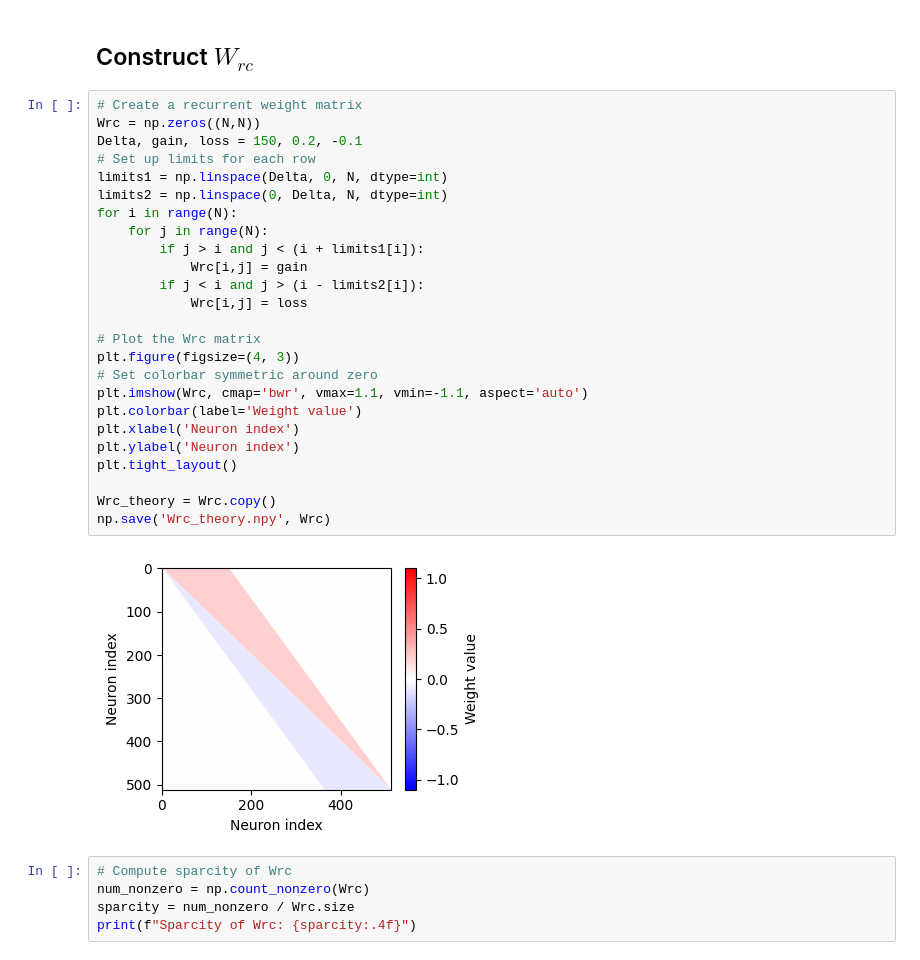
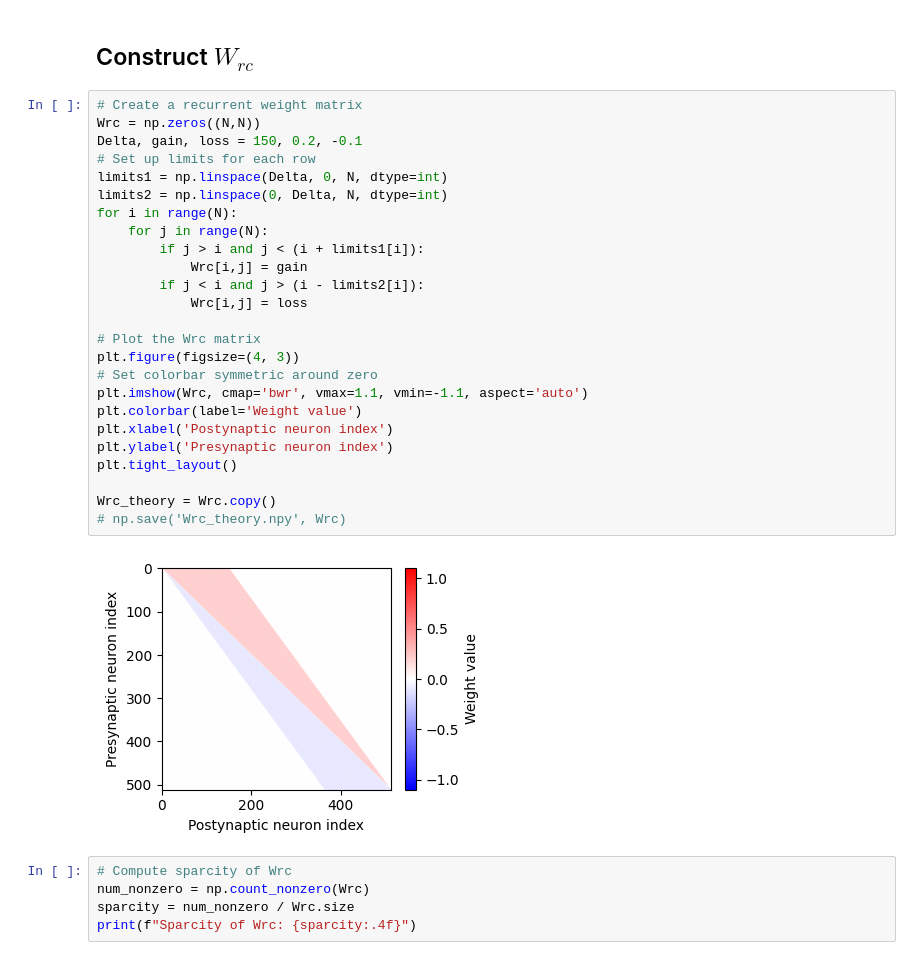
Before and after one commit to qrsyu/STCell, a Jupyter notebook: code/theory_exp/test_RNN.ipynb, the cells around one changed output. Saved outputs shown, nothing was run; the diff lists cells and outputs as text.

Commit message:
new theory check

```diff
--- a/code/theory_exp/test_RNN.ipynb
+++ b/code/theory_exp/test_RNN.ipynb
@@ -89,33 +89,33 @@ Text(0, 0.5, 'Frequency')
 [figure]
 # %% [markdown]
 ## Construct $W_{rc}$
-# %%
-# Create a recurrent weight matrix
-Wrc = np.zeros((N,N))
-Delta, gain, loss = 150, 0.2, -0.1
-# Set up limits for each row
-limits1 = np.linspace(Delta, 0, N, dtype=int)
-limits2 = np.linspace(0, Delta, N, dtype=int)
-for i in range(N):
-    for j in range(N):
-        if j > i and j < (i + limits1[i]):
-            Wrc[i,j] = gain
-        if j < i and j > (i - limits2[i]):
-            Wrc[i,j] = loss
-
-# Plot the Wrc matrix
-plt.figure(figsize=(4, 3))
-# Set colorbar symmetric around zero
-plt.imshow(Wrc, cmap='bwr', vmax=1.1, vmin=-1.1, aspect='auto')
-plt.colorbar(label='Weight value')
-plt.xlabel('Neuron index')
-plt.ylabel('Neuron index')
-plt.tight_layout()
-
-Wrc_theory = Wrc.copy()
-np.save('Wrc_theory.npy', Wrc)
-# %% [output]
-[figure, removed]
+# %%
+# Create a recurrent weight matrix
+Wrc = np.zeros((N,N))
+Delta, gain, loss = 150, 0.2, -0.1
+# Set up limits for each row
+limits1 = np.linspace(Delta, 0, N, dtype=int)
+limits2 = np.linspace(0, Delta, N, dtype=int)
+for i in range(N):
+    for j in range(N):
+        if j > i and j < (i + limits1[i]):
+            Wrc[i,j] = gain
+        if j < i and j > (i - limits2[i]):
+            Wrc[i,j] = loss
+
+# Plot the Wrc matrix
+plt.figure(figsize=(4, 3))
+# Set colorbar symmetric around zero
+plt.imshow(Wrc, cmap='bwr', vmax=1.1, vmin=-1.1, aspect='auto')
+plt.colorbar(label='Weight value')
+plt.xlabel('Postynaptic neuron index')
+plt.ylabel('Presynaptic neuron index')
+plt.tight_layout()
+
+Wrc_theory = Wrc.copy()
+# np.save('Wrc_theory.npy', Wrc)
+# %% [output]
+[figure, added]
 # %%
 # Compute sparcity of Wrc
 num_nonzero = np.count_nonzero(Wrc)
```
Also changed, not shown: parts of 5 cells of this notebook, 3 other files.
